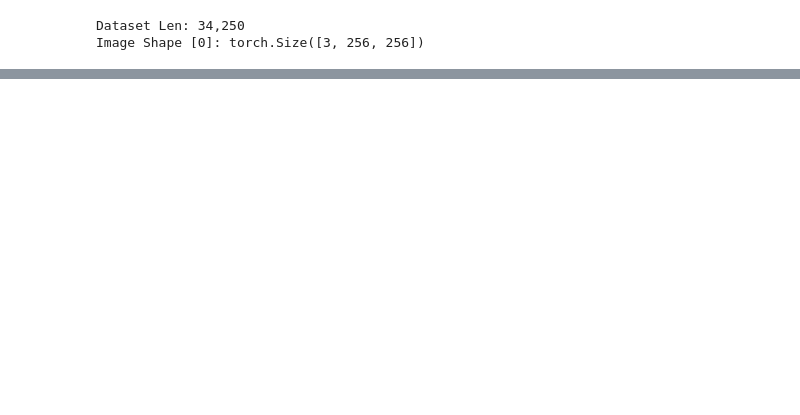
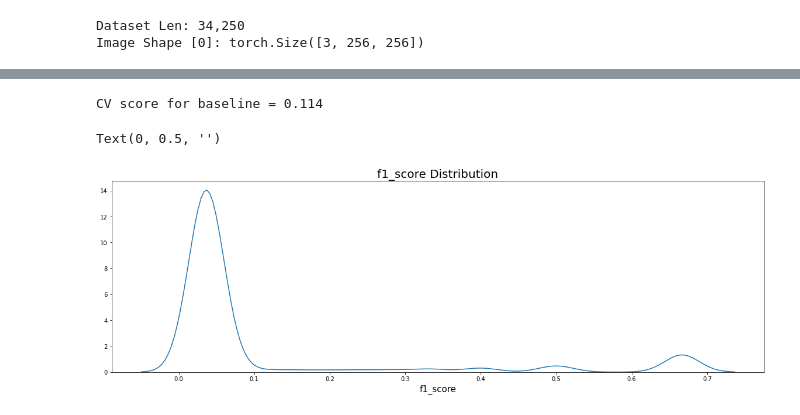
Before and after one commit to kevinkhang2909/ML-learning-journey, a Jupyter notebook: computer_vision/matching_images/baseline.ipynb, the cells around one changed output, grey strips where cells are left out. Cells and saved outputs as stored; diff of their text form; code cells hidden in the pictures; blank space fills up the shorter version.

Commit message:
arcface baseline

```diff
--- a/computer_vision/matching_images/baseline.ipynb
+++ b/computer_vision/matching_images/baseline.ipynb
@@ -12,8 +15,14 @@ from efficientnet_pytorch import EfficientNet
 path = Path.home() / 'OneDrive - Seagroup/computer_vison/shopee_item_images/'
 path_img = path / 'train_images'
 
+# input
 df = pd.read_csv(path / 'train.csv')
-df["filepath"] = df["image"].map(lambda x: str(path_img / x))
+
+# clean
+df['filepath'] = df['image'].map(lambda x: str(path_img / x))
+group_dicts = df.groupby('label_group')["posting_id"].unique().to_dict()
+df['target'] = df["label_group"].map(group_dicts)
+
 df.head()
 # %% [output]
 |  | posting_id | image | image_phash | title | label_group | filepath |
@@ -48,3 +61,11 @@ print(f"image_embeddings shape: {all_image_embeddings.shape[0]:,}/{all_image_emb
 # Clean memory
 del model_effnet
 _ = gc.collect()
+# %%
+all_image_embeddings = torch.load(path / 'tensors.pt')
+
+artifact = wandb.Artifact(name='image_embeddings', type='dataset')
+artifact.add_file(path / 'tensors.pt')
+
+wandb.log_artifact(artifact)
+wandb.log({'Shape of Image embeddings': all_image_embeddings.shape})
@@ -50,0 +122,3 @@ _ = gc.collect()
+# %%
+df['img_pred'] = predictions
+df.head()
@@ -50,0 +132,15 @@ _ = gc.collect()
+# %%
+df['f1_score'] = [f1_score_cal(i, v) for i, v in df[['target', 'img_pred']].values]
+print(f"CV score for baseline = {df['f1_score'].mean():.3f}")
+# %% [output]
+CV score for baseline = 0.114
+# %%
+plt.figure(figsize = (20, 6))
+
+plot = sns.kdeplot(x = df["f1_score"])
+plt.title("f1_score Distribution", fontsize=20)
+plt.xlabel("f1_score", fontsize=15)
+plt.ylabel("")
+# %% [output]
+Text(0, 0.5, '')
+[figure, added]
```
Also changed, not shown: parts of 9 cells of this notebook, 1 other file.
